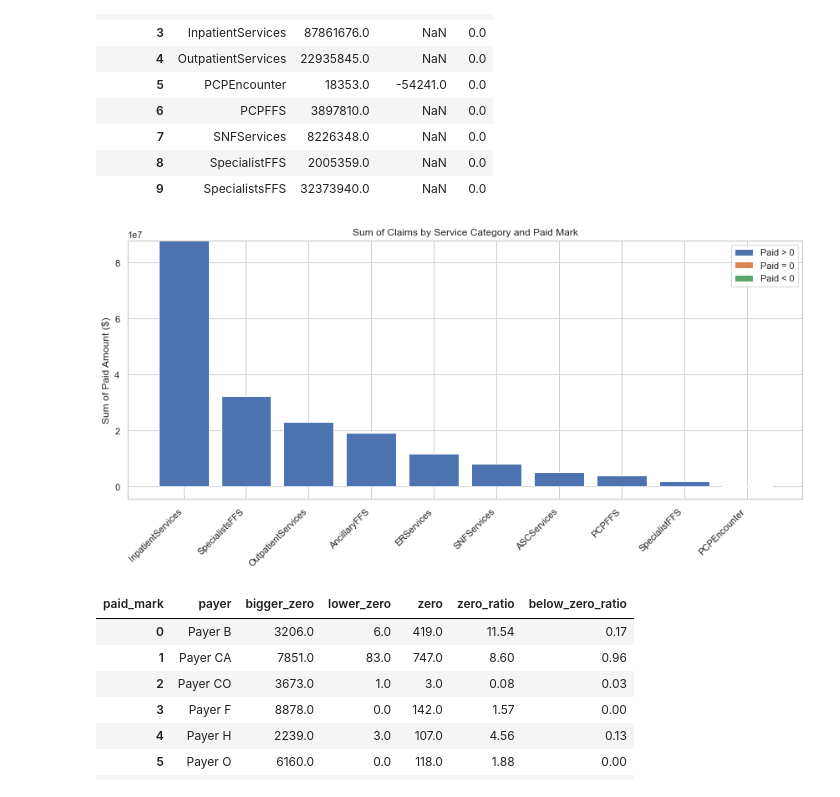
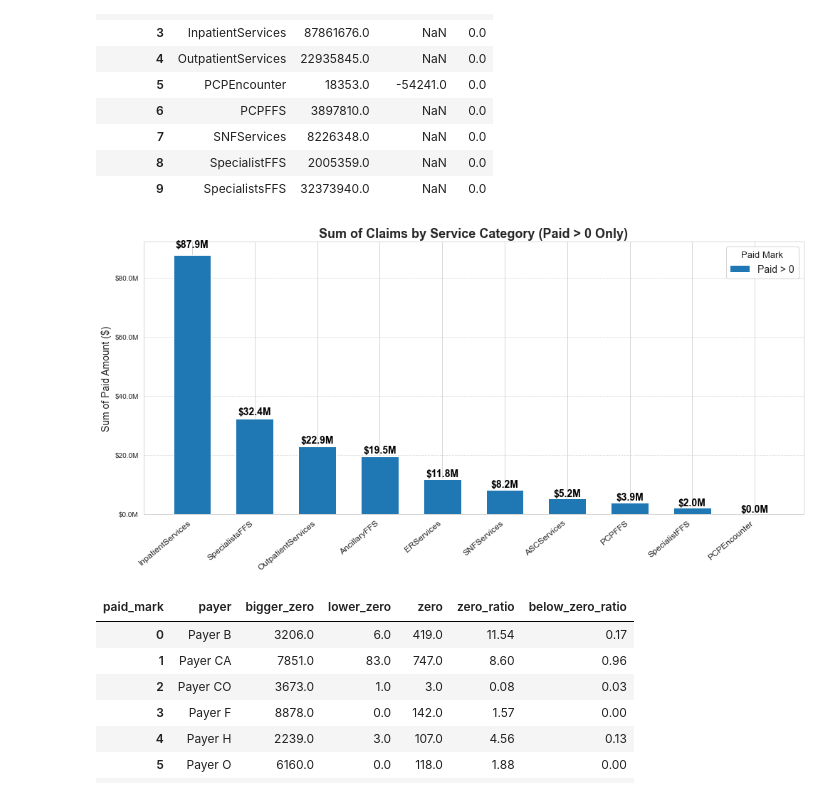
Before and after one commit to maxegorovpt/da_portfolio, a Jupyter notebook: business_cases/wip_claims_trends/claims_eda.ipynb, the cells around one changed output. Saved outputs shown, nothing was run; the diff lists cells and outputs as text; code cells hidden in the pictures.

```diff
--- a/business_cases/wip_claims_trends/claims_eda.ipynb
+++ b/business_cases/wip_claims_trends/claims_eda.ipynb
@@ -312,23 +304,57 @@ df_cat_extended2
 | 8 | SpecialistFFS | 2005359.0 | NaN | 0.0 |
 | 9 | SpecialistsFFS | 32373940.0 | NaN | 0.0 |
 # %%
-df_cat_extended2_sorted = df_cat_extended2.sort_values(by=['bigger_zero', 'zero', 'lower_zero'], ascending=False)
+# Replace NaNs in 'bigger_zero' with 0 just in case
+df_cat_extended2['bigger_zero'] = df_cat_extended2['bigger_zero'].fillna(0)
 
-plt.figure(figsize=(12, 6))
-plt.bar(df_cat_extended2_sorted['service_category'], df_cat_extended2_sorted['bigger_zero'], label='Paid > 0')
-plt.bar(df_cat_extended2_sorted['service_category'], df_cat_extended2_sorted['zero'],
-        bottom=df_cat_extended2_sorted['bigger_zero'], label='Paid = 0')
-plt.bar(df_cat_extended2_sorted['service_category'], df_cat_extended2_sorted['lower_zero'],
-        bottom=df_cat_extended2_sorted['bigger_zero'] + df_cat_extended2_sorted['zero'], label='Paid < 0')
+# Sort data by Paid > 0
+df_sorted = df_cat_extended2.sort_values(by='bigger_zero', ascending=False)
 
-plt.xticks(rotation=45, ha='right')
-plt.ylabel('Sum of Paid Amount ($)')
-plt.title('Sum of Claims by Service Category and Paid Mark')
-plt.legend()
+fig, ax = plt.subplots(figsize=(14, 7))
+
+bar_width = 0.6
+indices = np.arange(len(df_sorted))
+
+# Color for Paid > 0
+color_paid = '#1f77b4'  # muted blue
+
+# Plot bars (only Paid > 0)
+bars = ax.bar(indices, df_sorted['bigger_zero'], bar_width,
+              label='Paid > 0', color=color_paid)
+
+# Add value labels above each bar
+for idx, val in enumerate(df_sorted['bigger_zero']):
+    val_mln = val / 1_000_000
+    ax.text(
+        indices[idx],
+        val + (val * 0.02),  # small gap above bar
+        f"${val_mln:.1f}M",
+        ha='center',
+        va='bottom',
+        fontsize=14,       # larger font for visibility
+        fontweight='bold',
+        color='black'
+    )
+
+# Format y-axis ticks in millions
+ax.yaxis.set_major_formatter(mtick.FuncFormatter(lambda x, _: f'${x*1e-6:.1f}M'))
+
+# X-axis ticks and labels
+ax.set_xticks(indices)
+ax.set_xticklabels(df_sorted['service_category'], rotation=40, ha='right', fontsize=12)
+
+ax.set_ylabel('Sum of Paid Amount ($)', fontsize=14)
+ax.set_title('Sum of Claims by Service Category (Paid > 0 Only)', fontsize=18, fontweight='bold')
+
+# Grid and legend
+ax.yaxis.grid(True, linestyle='--', alpha=0.7)
+ax.set_axisbelow(True)
+ax.legend(title='Paid Mark', fontsize=14, title_fontsize=13)
+
 plt.tight_layout()
 plt.show()
 # %% [output]
-[figure, old version]
+[figure, new version]
 # %%
 # PAYER: amount of the claims with paid mark breakdown COUNT
 df_cat_payer = (df.pivot_table(index = 'payer',
```
Also changed, not shown: parts of 23 cells of this notebook.
